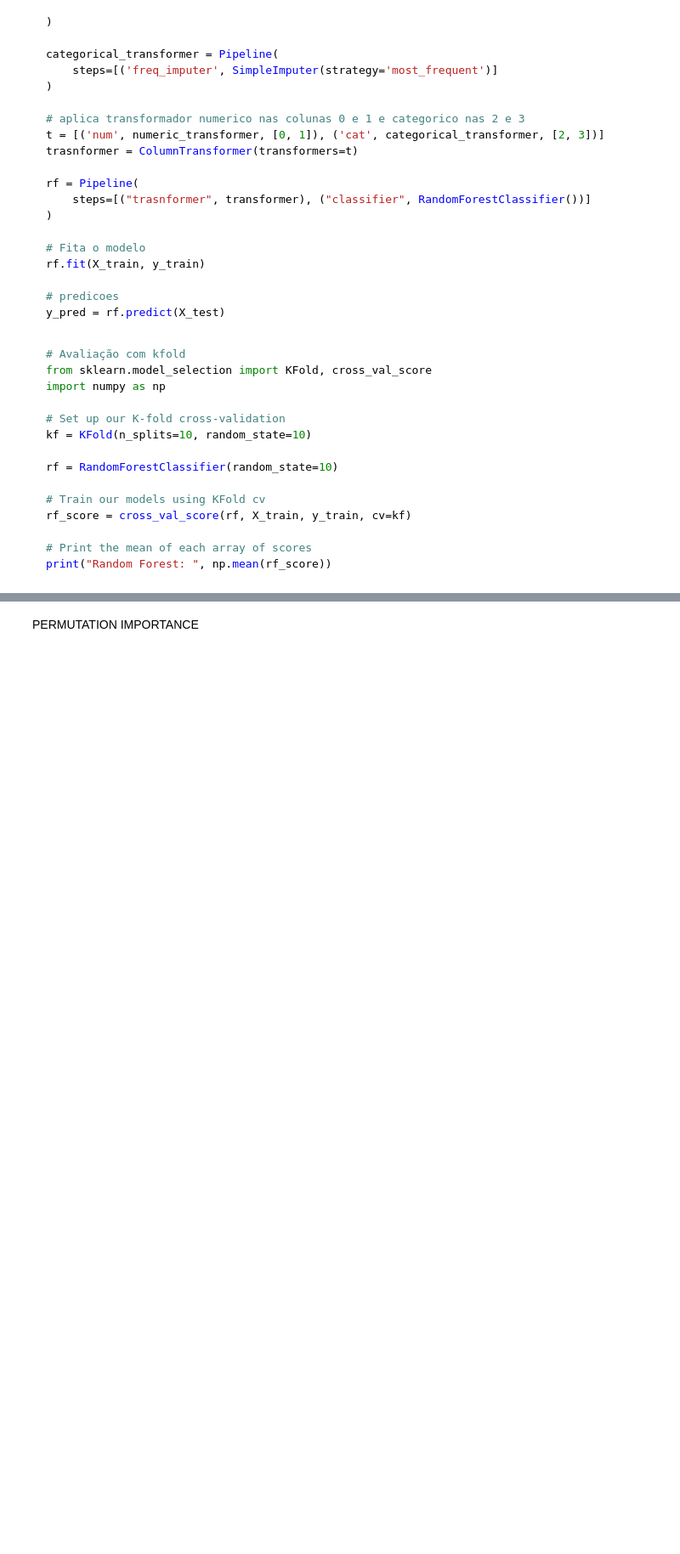
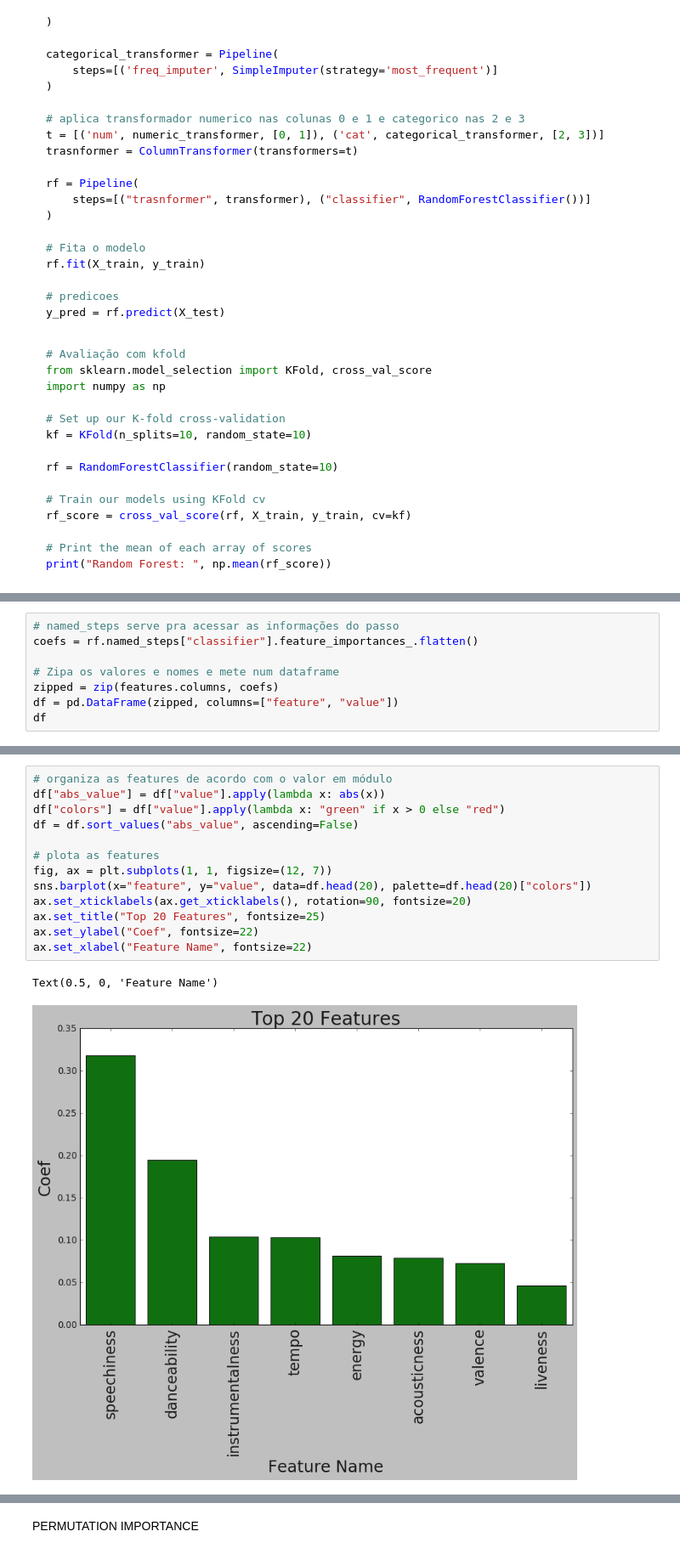
Before and after one commit to yukioandre/courses, a Jupyter notebook: datacamp/project-classify-song-genres-from-Audio-Data/scripts/improved_notebook.ipynb, the cells around one changed output, grey strips where cells are left out. Shown at 85% size. Saved outputs shown, nothing was run; the diff lists cells and outputs as text; blank space fills up the shorter version.

```diff
--- a/datacamp/project-classify-song-genres-from-Audio-Data/scripts/improved_notebook.ipynb
+++ b/datacamp/project-classify-song-genres-from-Audio-Data/scripts/improved_notebook.ipynb
@@ -216,0 +221,8 @@ Feature ranking:
+# %%
+# named_steps serve pra acessar as informações do passo
+coefs = rf.named_steps["classifier"].feature_importances_.flatten()
+
+# Zipa os valores e nomes e mete num dataframe
+zipped = zip(features.columns, coefs)
+df = pd.DataFrame(zipped, columns=["feature", "value"])
+df
@@ -216,0 +240,16 @@ Feature ranking:
+# %%
+# organiza as features de acordo com o valor em módulo
+df["abs_value"] = df["value"].apply(lambda x: abs(x))
+df["colors"] = df["value"].apply(lambda x: "green" if x > 0 else "red")
+df = df.sort_values("abs_value", ascending=False)
+
+# plota as features
+fig, ax = plt.subplots(1, 1, figsize=(12, 7))
+sns.barplot(x="feature", y="value", data=df.head(20), palette=df.head(20)["colors"])
+ax.set_xticklabels(ax.get_xticklabels(), rotation=90, fontsize=20)
+ax.set_title("Top 20 Features", fontsize=25)
+ax.set_ylabel("Coef", fontsize=22)
+ax.set_xlabel("Feature Name", fontsize=22)
+# %% [output]
+Text(0.5, 0, 'Feature Name')
+[figure, added]
```
Also changed, not shown: parts of 8 cells of this notebook.
